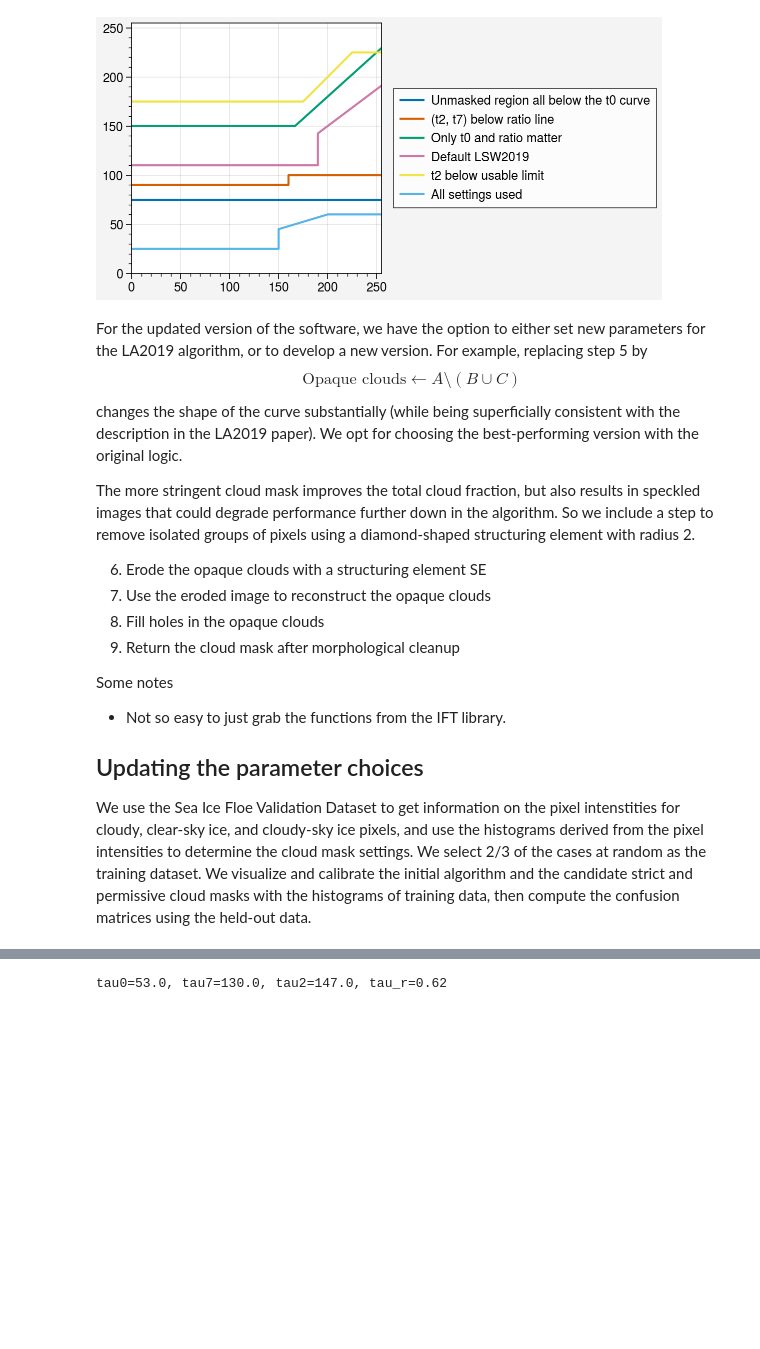
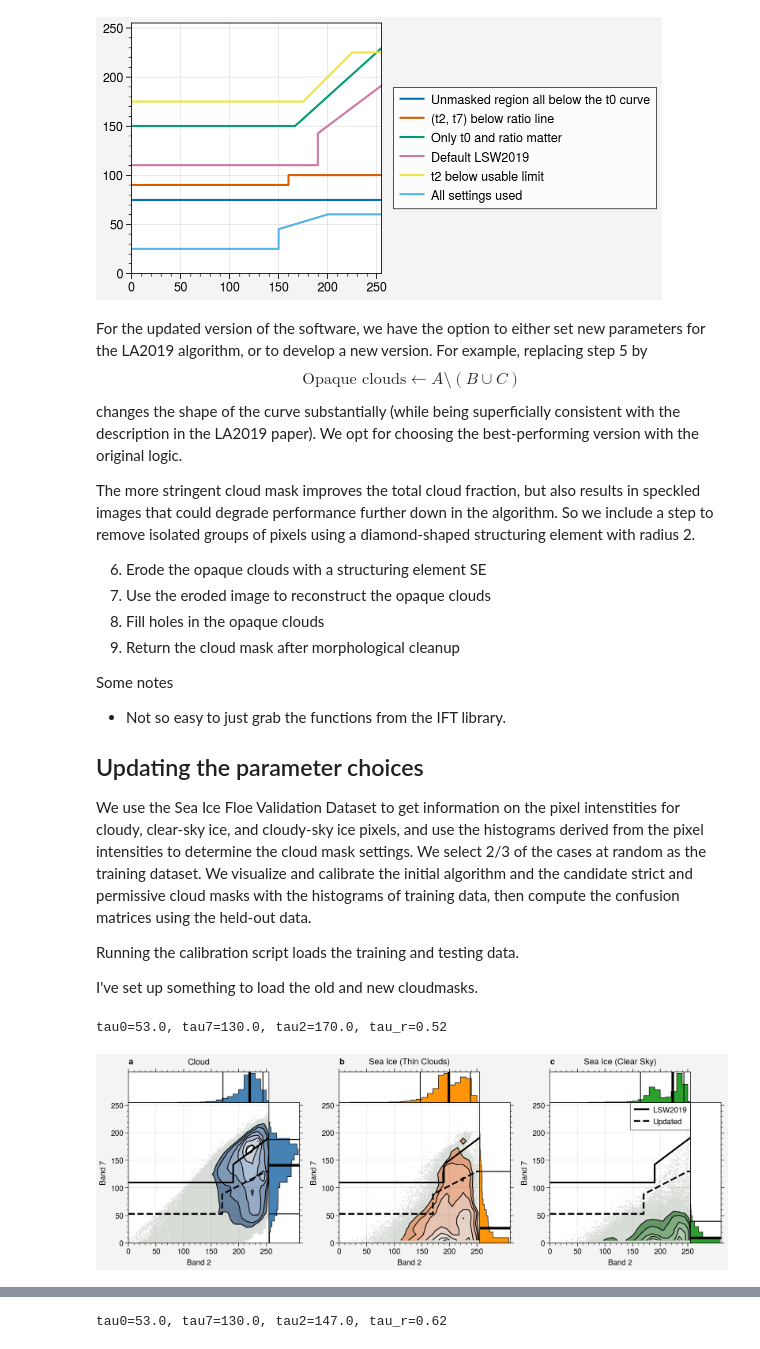
Before and after one commit to danielmwatkins/calval_tgrs, a Jupyter notebook: notebooks/cloudmask_callibration.ipynb, the cells around one changed output, grey strips where cells are left out. Drawn from its saved outputs; the diff is of its cells as text; code cells hidden in the pictures; blank space fills up the shorter version.

```diff
--- a/notebooks/cloudmask_callibration.ipynb
+++ b/notebooks/cloudmask_callibration.ipynb
@@ -36,39 +36,12 @@ Some notes
 ## Updating the parameter choices
 We use the Sea Ice Floe Validation Dataset to get information on the pixel intenstities for cloudy, clear-sky ice, and cloudy-sky ice pixels, and use the histograms derived from the pixel intensities to determine the cloud mask settings.
 We select 2/3 of the cases at random as the training dataset. We visualize and calibrate the initial algorithm and the candidate strict and permissive cloud masks with the histograms of training data, then compute the confusion matrices using the held-out data.
+
+Running the calibration script loads the training and testing data.
+
+I've set up something to load the old and new cloudmasks.
 # %%
-import numpy as np
-import os
-import pandas as pd
-import proplot as pplt
-import rasterio as rio
-from rasterio.plot import reshape_as_image
-from sklearn.model_selection import KFold
-from scipy.interpolate import interp1d
-
-# preliminaries
-region_order = ['greenland_sea', 'barents_kara_seas', 'laptev_sea', 'sea_of_okhostk',
-                'east_siberian_sea', 'bering_chukchi_seas', 'beaufort_sea', 'hudson_bay', 'baffin_bay']
-
-title_case = {'baffin_bay': 'Baffin Bay',
-              'barents_kara_seas': 'Barents-Kara Seas',
-              'beaufort_sea': 'Beaufort Sea',
-              'bering_chukchi_seas': 'Bering-Chukchi Seas',
-              'east_siberian_sea': 'East Siberian Sea',
-              'greenland_sea': 'Greenland Sea',
-              'hudson_bay': 'Hudson Bay',
-              'laptev_sea': 'Laptev Sea',
-              'sea_of_okhostk': 'Sea of Okhostk'}
-
-# load the list of cloud clearing evaluation cases
-dataloc = '../../ice_floe_validation_dataset/'
-df = pd.read_csv(dataloc + '/data/validation_dataset/validation_dataset.csv')
-df['case_number'] = [str(cn).zfill(3) for cn in df['case_number']]
-df.groupby('region').count()
-df['start_date'] = pd.to_datetime(df['start_date'].values)
-df.index = [cn + '_' + sat for cn, sat in zip(df.case_number, df.satellite)]
-
-# Divide into testing and training datasets
-training_idx = df.sample(frac=2/3, random_state=97234).sort_index().index
-df['training'] = False
-df.loc[training_idx, 'training'] = True
+%run ../scripts/calibrate_cloudmask_plot_histograms.py
+# %% [output]
+tau0=53.0, tau7=130.0, tau2=170.0, tau_r=0.52
+[figure, added]
```
Also changed, not shown: parts of 23 cells of this notebook, 5 other files.
